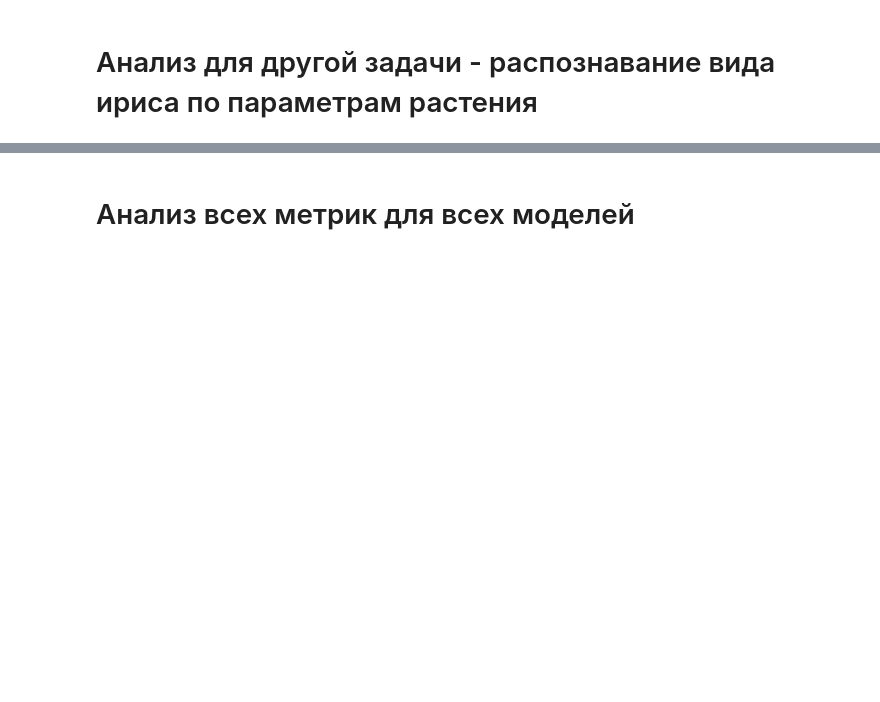
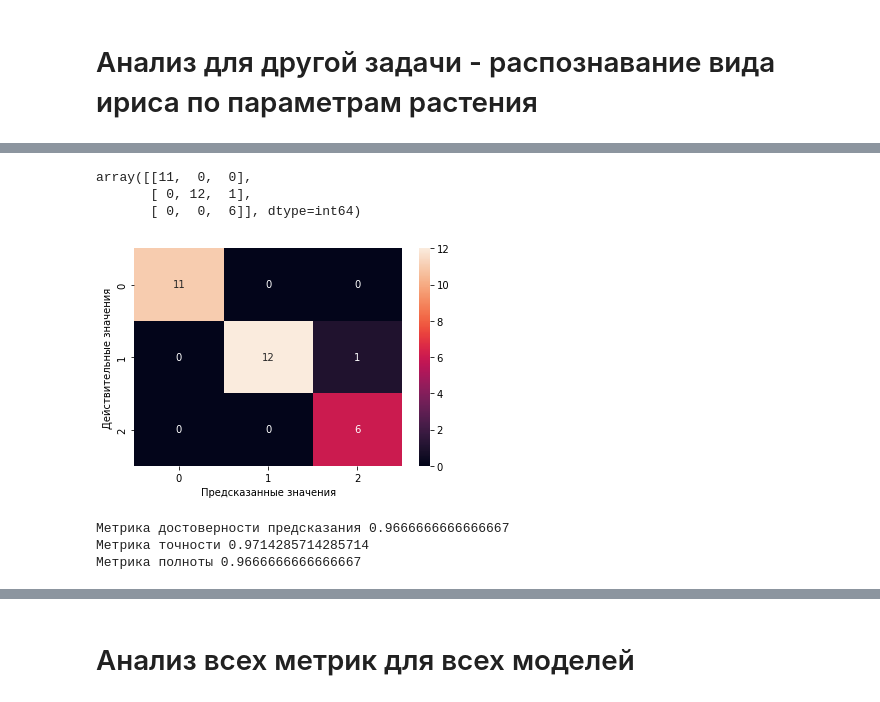
Before and after one commit to GrishinVse/ML, a Jupyter notebook: Гришин_ПИ19-2_M2.1.ipynb, the cells around one changed output, grey strips where cells are left out. Saved outputs shown, nothing was run; the diff lists cells and outputs as text; code cells hidden in the pictures; blank space fills up the shorter version.

```diff
--- a/Гришин_ПИ19-2_M2.1.ipynb
+++ b/Гришин_ПИ19-2_M2.1.ipynb
@@ -188,6 +188,19 @@ print_learning_curve(mlp, x_train, y_train, train_sizes)
 [figure]
 # %% [markdown]
 # Анализ для другой задачи - распознавание вида ириса по параметрам растения
+# %%
+def print_matrix_iris(iris_y_test, iris_y_pred):
+    class_names = [0, 1, 2]
+    fig, ax = plt.subplots()
+    ticks = np.arange(len(class_names))
+    plt.xticks(ticks, class_names)
+    plt.yticks(ticks, class_names)
+
+    sns.heatmap(pd.DataFrame(
+        metrics.confusion_matrix(iris_y_test, iris_y_pred)),
+        annot=True)
+    plt.ylabel('Действительные значения')
+    plt.xlabel('Предсказанные значения')
 # %%
 from sklearn.datasets import load_iris
 
@@ -208,0 +219,27 @@ iris_X = iris_df.drop(['target'], axis=1)
+# %%
+iris_Y = iris_df['target']
+iris_X = iris_df.drop(['target'], axis=1)
+
+iris_x_train, iris_x_test, iris_y_train, iris_y_test = train_test_split(iris_X, iris_Y, test_size=0.2, random_state=True)
+
+iris_log = LogisticRegression(solver='lbfgs', max_iter=1000)
+iris_log.fit(iris_x_train, iris_y_train)
+
+iris_y_pred = iris_log.predict(iris_x_test)
+metrics.confusion_matrix(iris_y_test, iris_y_pred)
+# %% [output]
+array([[11,  0,  0],
+       [ 0, 12,  1],
+       [ 0,  0,  6]], dtype=int64)
+# %%
+print_matrix_iris(iris_y_test, iris_y_pred)
+# %% [output]
+[figure, added]
+# %%
+print('Метрика достоверности предсказания {}'.format(metrics.accuracy_score(iris_y_test, iris_y_pred)))
+print('Метрика точности {}'.format(metrics.precision_score(iris_y_test, iris_y_pred, average='weighted')))
+print('Метрика полноты {}'.format(metrics.recall_score(iris_y_test, iris_y_pred, average='weighted')))
+# %% [output]
+Метрика достоверности предсказания 0.9666666666666667
+Метрика точности 0.9714285714285714
+Метрика полноты 0.9666666666666667
```
Also changed, not shown: parts of 12 cells of this notebook.
